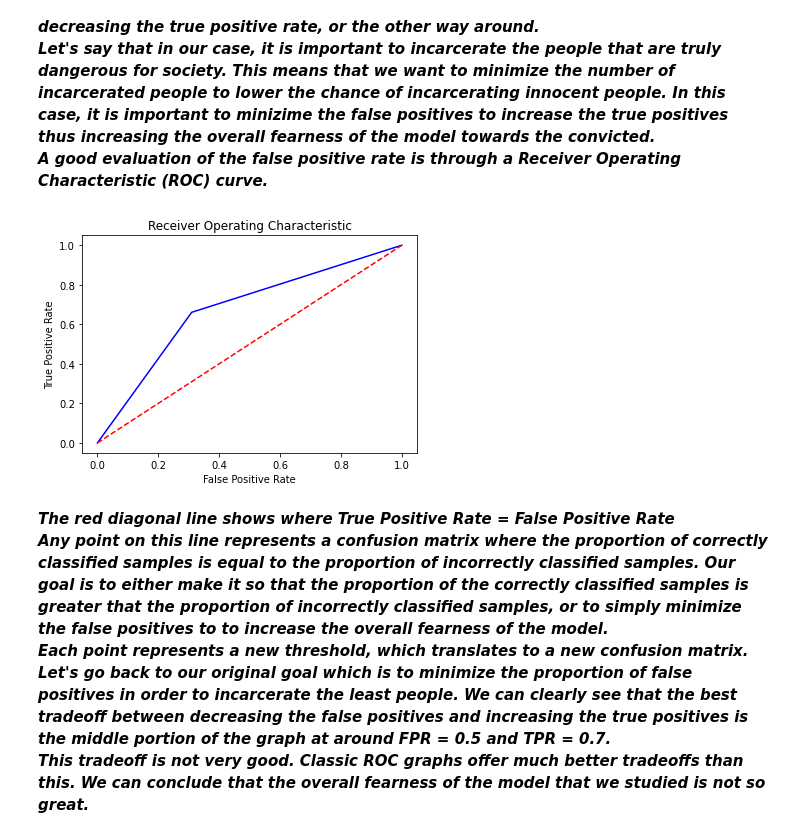
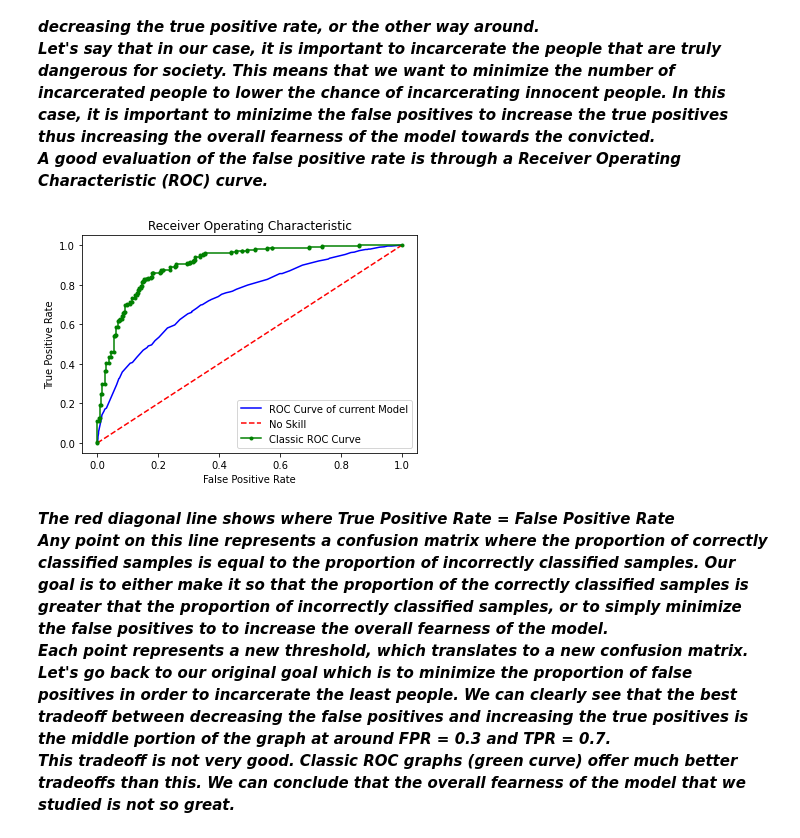
Before and after one commit to rostom-baccar/Machine-Learning-with-Decision-Trees, a Jupyter notebook: Evaluation.ipynb, the cells around one changed output. Cells and saved outputs as stored; diff of their text form; code cells hidden in the pictures.

```diff
--- a/Evaluation.ipynb
+++ b/Evaluation.ipynb
@@ -286,25 +286,47 @@ Depending on what our dataset represents, it could be important to increase the
 # %%
 from sklearn import metrics
 import numpy as np
 import matplotlib.pyplot as plt
 train_examples, train_labels, features, prediction = load_from_csv("./compass.csv")
 clf = tree.DecisionTreeClassifier(splitter='best',max_depth=10,min_samples_split=100)
 clf = clf.fit(train_examples, train_labels)
 x_train, x_test, y_train, y_test = train_test_split(train_examples, train_labels, test_size=0.2, random_state=0)
-y_pred = clf.predict(x_test)
-fpr, tpr, thresholds = metrics.roc_curve(y_test, y_pred)
+y_pred = clf.predict_proba(x_test)
+y_pred=y_pred[:,1]
+fpr, tpr, thresholds = metrics.roc_curve(np.array(y_test), np.array(y_pred))
 # Print ROC curve
 plt.title('Receiver Operating Characteristic')
-plt.plot(fpr, tpr, 'b')
-plt.plot([0, 1], [0, 1],'r--')
+plt.plot(fpr, tpr, 'b', label='ROC Curve of current Model')
 plt.xlabel("False Positive Rate")
 plt.ylabel("True Positive Rate")
+
+#Classic ROC Curves
+from sklearn.datasets import make_classification
+from sklearn.linear_model import LogisticRegression
+from sklearn.metrics import roc_curve
+from sklearn.metrics import roc_auc_score
+X, y = make_classification(n_samples=1000, n_classes=2, random_state=1)
+trainX, testX, trainy, testy = train_test_split(X, y, test_size=0.5, random_state=2)
+ns_probs = [0 for _ in range(len(testy))]
+model = LogisticRegression(solver='lbfgs')
+model.fit(trainX, trainy)
+lr_probs = model.predict_proba(testX)
+lr_probs = lr_probs[:, 1]
+ns_auc = roc_auc_score(testy, ns_probs)
+lr_auc = roc_auc_score(testy, lr_probs)
+ns_fpr, ns_tpr, _ = roc_curve(testy, ns_probs)
+lr_fpr, lr_tpr, _ = roc_curve(testy, lr_probs)
+plt.plot(ns_fpr, ns_tpr, 'r', linestyle='--', label='No Skill')
+plt.plot(lr_fpr, lr_tpr, 'g', marker='.', label='Classic ROC Curve')
+plt.xlabel('False Positive Rate')
+plt.ylabel('True Positive Rate')
+plt.legend()
 plt.show()
 # %% [output]
-[figure, old version]
+[figure, new version]
 # %% [markdown]
 ***The red diagonal line shows where True Positive Rate = False Positive Rate<br>
 Any point on this line represents a confusion matrix where the proportion of correctly classified samples is equal to the proportion of incorrectly classified samples. Our goal is to either make it so that the proportion of the correctly classified samples is greater that the proportion of incorrectly classified samples, or to simply minimize the false positives to to increase the overall fearness of the model.<br>
 Each point represents a new threshold, which translates to a new confusion matrix.***<br>
-***Let's go back to our original goal which is to minimize the proportion of false positives in order to incarcerate the least people. We can clearly see that the best tradeoff between decreasing the false positives and increasing the true positives is the middle portion of the graph at around FPR = 0.5 and TPR = 0.7.***<br>
-***This tradeoff is not very good. Classic ROC graphs offer much better tradeoffs than this. We can conclude that the overall fearness of the model that we studied is not so great.***
+***Let's go back to our original goal which is to minimize the proportion of false positives in order to incarcerate the least people. We can clearly see that the best tradeoff between decreasing the false positives and increasing the true positives is the middle portion of the graph at around FPR = 0.3 and TPR = 0.7.***<br>
+***This tradeoff is not very good. Classic ROC graphs (green curve) offer much better tradeoffs than this. We can conclude that the overall fearness of the model that we studied is not so great.***
```
Also changed, not shown: parts of 3 cells of this notebook.
